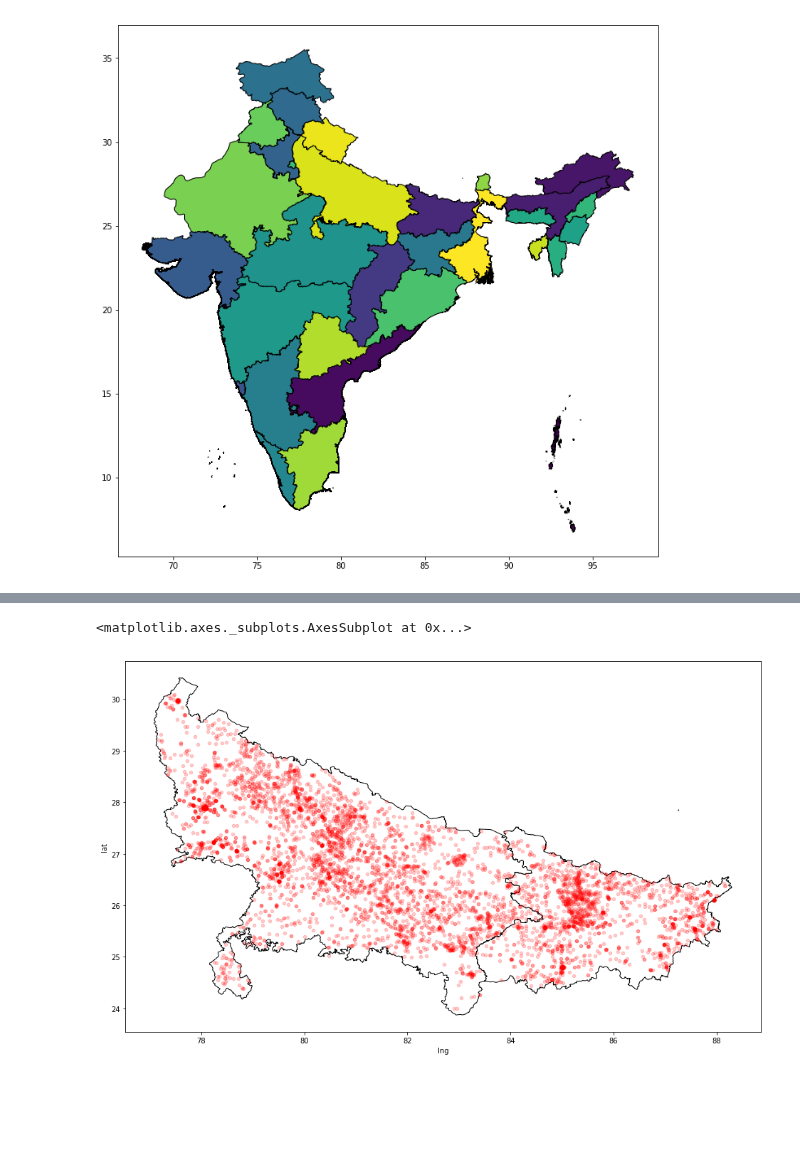
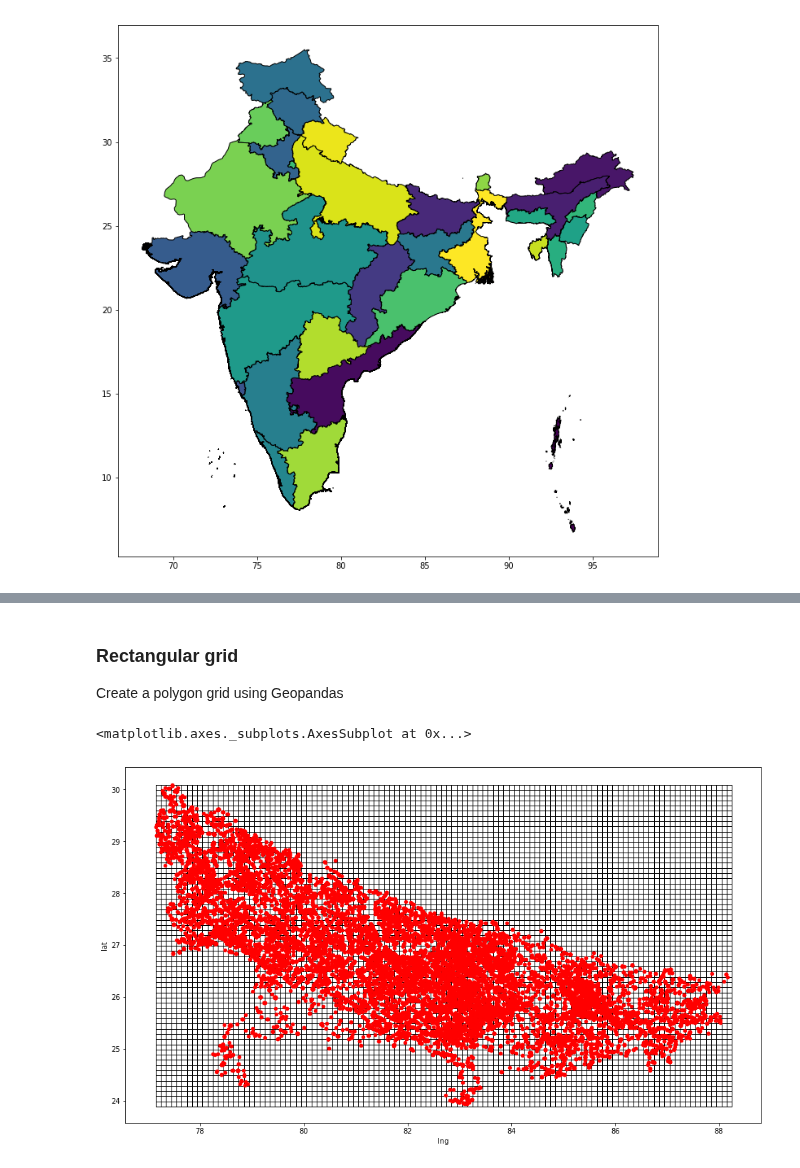
Before and after one commit to Vizzuality/notebooks, a Jupyter notebook: i2i/fspmaps/fspmaps_Data_Exploration.ipynb, the cells around one changed output, grey strips where cells are left out. Cells and saved outputs as stored; diff of their text form; code cells hidden in the pictures; blank space fills up the shorter version.

```diff
--- a/i2i/fspmaps/fspmaps_Data_Exploration.ipynb
+++ b/i2i/fspmaps/fspmaps_Data_Exploration.ipynb
@@ -144,0 +163,3 @@ inmap_state = inmap[(inmap['NAME_1'] == 'Uttar Pradesh') | (inmap['NAME_1'] == '
+# %% [markdown]
+### Rectangular grid
+Create a polygon grid using Geopandas
@@ -145,9 +169,42 @@ inmap_state = inmap[(inmap['NAME_1'] == 'Uttar Pradesh') | (inmap['NAME_1'] == '
+# %%
+def rectangular_grid(x, y, width, height):
+
+    xmin = x.min()
+    xmax = x.max()
+    ymin = y.min()
+    ymax = y.max()
+
+    rows = int(np.ceil((ymax-ymin) /  height))
+    cols = int(np.ceil((xmax-xmin) / width))
+
+    XleftOrigin = xmin
+    XrightOrigin = xmin + width
+    YtopOrigin = ymax
+    YbottomOrigin = ymax - height
+    polygons = []
+
+    for i in range(cols):
+        Ytop = YtopOrigin
+        Ybottom =YbottomOrigin
+        for j in range(rows):
+            polygons.append(Polygon([(XleftOrigin, Ytop), (XrightOrigin, Ytop), (XrightOrigin, Ybottom), (XleftOrigin, Ybottom)]))
+            Ytop = Ytop - height
+            Ybottom = Ybottom - height
+        XleftOrigin = XleftOrigin + width
+        XrightOrigin = XrightOrigin + width
+
+    return gpd.GeoDataFrame({'geometry':polygons})
+# %%
+lng = inAgri[inAgri['type'] == 'Agro-dealers']['lng']
+lat = inAgri[inAgri['type'] == 'Agro-dealers']['lat']
+
+grid = rectangular_grid(lng, lat, 0.1, 0.1)
 # %%
-fig, ax = plt.subplots(figsize=[16,16])
+fig, ax = plt.subplots(figsize=(16,16))
 ax.set_aspect('equal')
 
-inmap_state.plot(ax=ax, color='white', edgecolor='black')
-inAgri[inAgri['type'] == 'Market Locations'].plot(ax=ax, x='lng', y='lat', kind='scatter', color='r', alpha=0.2)
+grid.plot(ax=ax, color='white', edgecolor='black')
+inAgri[inAgri['type'] == 'Agro-dealers'].plot(ax=ax, x='lng', y='lat', kind='scatter', color='r')
 # %% [output]
 <matplotlib.axes._subplots.AxesSubplot at 0x...>
-[figure, old version]
+[figure, new version]
```
Also changed, not shown: parts of 36 cells of this notebook.
